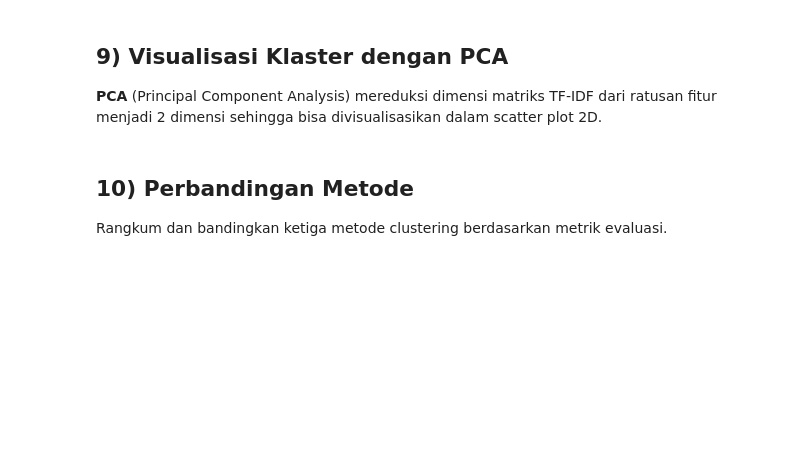
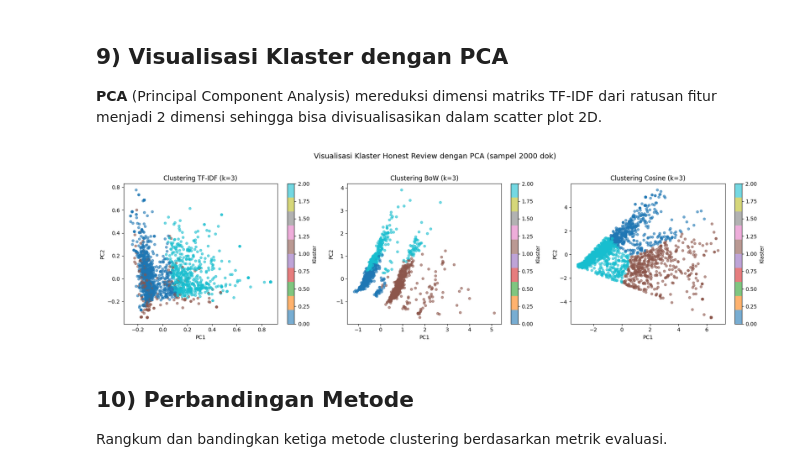
Before and after one commit to MIqbalBY/PBA, a Jupyter notebook: Week 6/Clustering.ipynb, the cells around one changed output. Cells and saved outputs as stored; diff of their text form; code cells hidden in the pictures; blank space fills up the shorter version.

```diff
--- a/Week 6/Clustering.ipynb
+++ b/Week 6/Clustering.ipynb
@@ -143,18 +215,23 @@ get_top_terms(bow_vec, kmeans_bow)
 # %%
-# Hitung Cosine Similarity dari matriks TF-IDF
-cos_sim = cosine_similarity(X_tfidf)
-print(f"Bentuk matriks Cosine Similarity: {cos_sim.shape}")
+# Sampling 2000 dokumen untuk menghindari MemoryError (39K×39K = ~11.4 GiB)
+SAMPLE_SIZE = 2000
+np.random.seed(42)
+sample_idx = np.random.choice(X_tfidf.shape[0], size=SAMPLE_SIZE, replace=False)
+X_tfidf_sample = X_tfidf[sample_idx]
+
+# Hitung Cosine Similarity pada subset (2000×2000 = ~32 MB, aman)
+cos_sim = cosine_similarity(X_tfidf_sample)
+print(f"Bentuk matriks Cosine Similarity (sampel): {cos_sim.shape}")
 
 # Clustering KMeans pada matriks cosine similarity (dense)
-from sklearn.cluster import KMeans as KM
-kmeans_cos = KM(n_clusters=3, random_state=42, n_init=10)
+kmeans_cos = KMeans(n_clusters=3, random_state=42, n_init=10)
 labels_cos = kmeans_cos.fit_predict(cos_sim)
 
 sil_cos = silhouette_score(cos_sim, labels_cos)
 ch_cos  = calinski_harabasz_score(cos_sim, labels_cos)
 db_cos  = davies_bouldin_score(cos_sim, labels_cos)
 
-print("\n=== Hasil Clustering Cosine Similarity (k=3) ===")
+print("\n=== Hasil Clustering Cosine Similarity (k=3, sampel 2000 dok) ===")
 print(f"Silhouette Score     : {sil_cos:.4f}")
 print(f"Calinski-Harabasz    : {ch_cos:.4f}")
 print(f"Davies-Bouldin       : {db_cos:.4f}")
@@ -205,24 +297,32 @@ print(f"k optimal (Silhouette tertinggi): k={list(k_range)[sil_list.index(max(si
 # %%
 def plot_clusters_pca(X, labels, title, ax):
     """Plot klaster hasil KMeans dalam 2D menggunakan PCA."""
     X_dense = X.toarray() if hasattr(X, 'toarray') else X
     pca = PCA(n_components=2, random_state=42)
     X_2d = pca.fit_transform(X_dense)
     scatter = ax.scatter(X_2d[:, 0], X_2d[:, 1], c=labels,
                          cmap='tab10', alpha=0.6, s=20)
     ax.set_title(title, fontsize=12)
     ax.set_xlabel('PC1')
     ax.set_ylabel('PC2')
     plt.colorbar(scatter, ax=ax, label='Klaster')
 
 
+# Untuk TF-IDF dan BoW, gunakan sampel yang sama agar visualisasi sebanding
+X_tfidf_vis = X_tfidf[sample_idx]
+X_bow_vis   = X_bow[sample_idx]
+labels_tfidf_vis = KMeans(n_clusters=3, random_state=42, n_init=10).fit_predict(X_tfidf_vis)
+labels_bow_vis   = KMeans(n_clusters=3, random_state=42, n_init=10).fit_predict(X_bow_vis)
+
 fig, axes = plt.subplots(1, 3, figsize=(18, 5))
-plot_clusters_pca(X_tfidf, labels_tfidf, 'Clustering TF-IDF (k=3)', axes[0])
-plot_clusters_pca(X_bow,   labels_bow,   'Clustering BoW (k=3)',    axes[1])
-plot_clusters_pca(cos_sim, labels_cos,   'Clustering Cosine (k=3)', axes[2])
-plt.suptitle('Visualisasi Klaster Honest Review dengan PCA', fontsize=14, y=1.02)
+plot_clusters_pca(X_tfidf_vis, labels_tfidf_vis, 'Clustering TF-IDF (k=3)', axes[0])
+plot_clusters_pca(X_bow_vis,   labels_bow_vis,   'Clustering BoW (k=3)',    axes[1])
+plot_clusters_pca(cos_sim,     labels_cos,        'Clustering Cosine (k=3)', axes[2])
+plt.suptitle('Visualisasi Klaster Honest Review dengan PCA (sampel 2000 dok)', fontsize=14, y=1.02)
 plt.tight_layout()
 plt.show()
+# %% [output]
+[figure, added]
 # %% [markdown]
 ## 10) Perbandingan Metode
 
```
Also changed, not shown: parts of 10 cells of this notebook, 17 other files.
